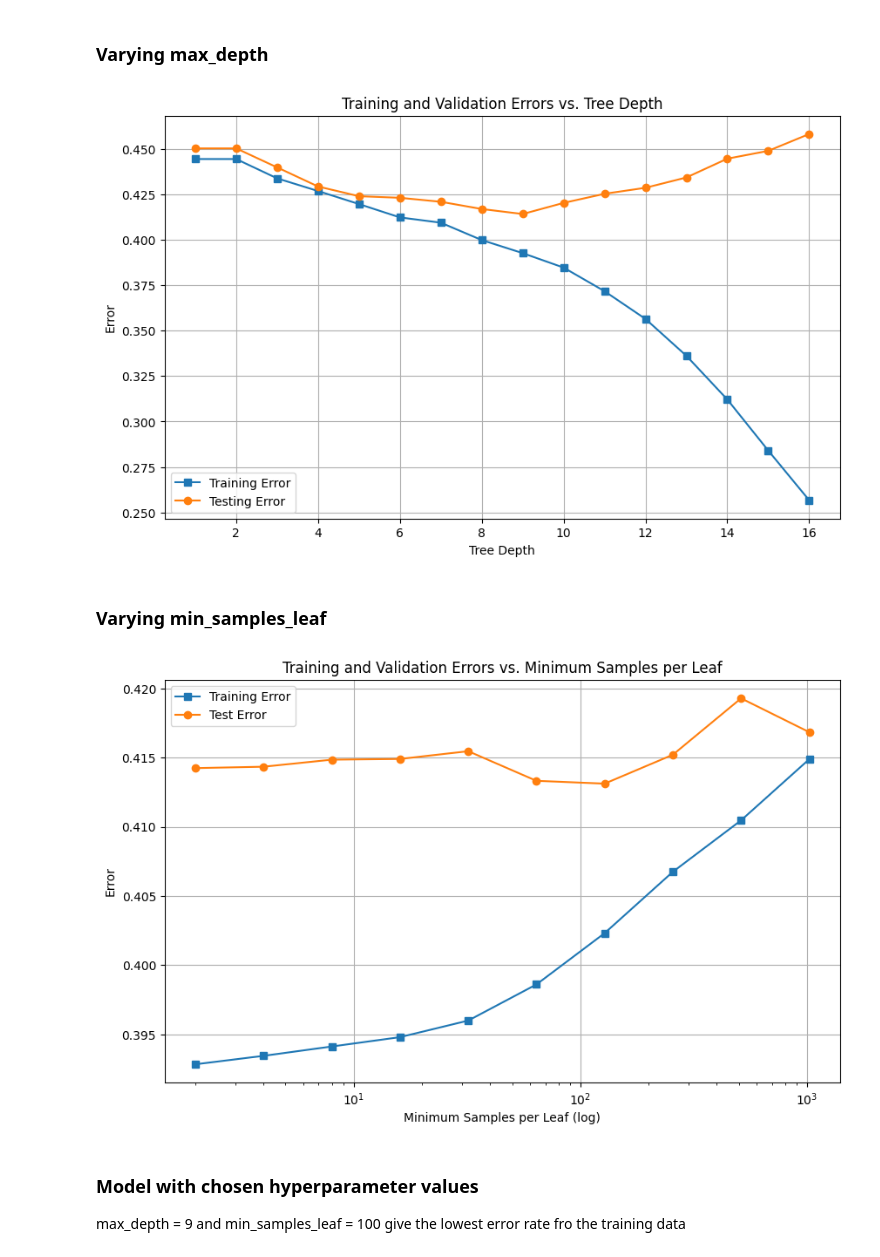
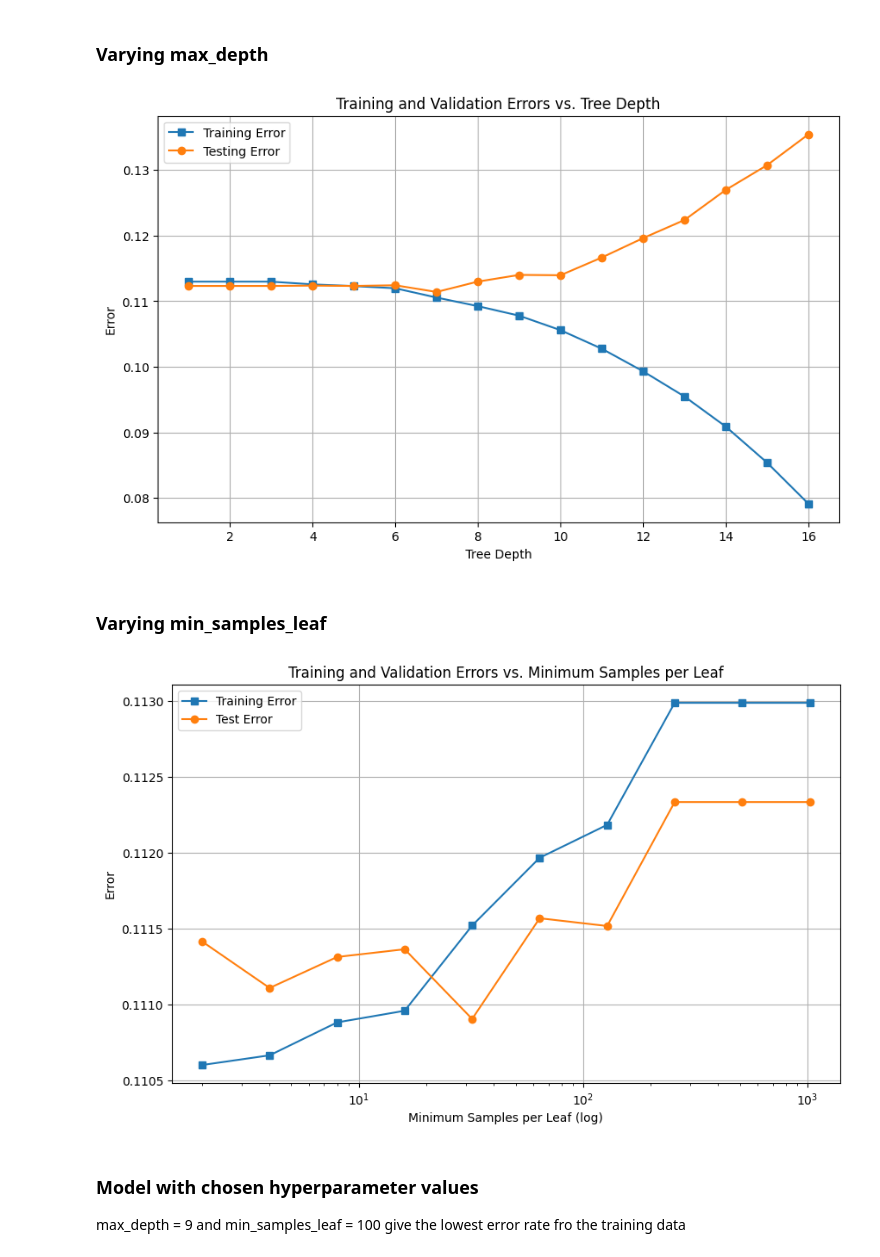
Before and after one commit to lizbethkr/CS178-ML-Project, a Jupyter notebook: Notebooks/DecisionTree_Notebook.ipynb, the cells around one changed output. Saved outputs shown, nothing was run; the diff lists cells and outputs as text; code cells hidden in the pictures.

```diff
--- a/Notebooks/DecisionTree_Notebook.ipynb
+++ b/Notebooks/DecisionTree_Notebook.ipynb
@@ -17,3 +19,6 @@ dt_df = pd.read_csv('../data/diabetic_data_cleaned.csv')
+# %%
+#dt_df['readmitted'] = dt_df['readmitted'].apply(lambda x: 1 if x in ['<30', '>30'] else 0)
+dt_df['readmitted'] = dt_df['readmitted'].apply(lambda x: 1 if x == '<30' else 0)
 # %%
 dt_df.head()
 # %% [output]
@@ -123,7 +128,7 @@ def vary_depth(X_train, X_test, y_train, y_test, size = 17):
     plt.show()
 vary_depth(X_train, X_test, y_train, y_test)
 # %% [output]
-[figure, old version]
+[figure, new version]
 # %% [markdown]
 ### Varying min_samples_leaf
 # %%
@@ -132,36 +137,36 @@ def vary_leaf_size(X_train, X_test, y_train, y_test):
     train_errors = []
     test_errors = []
     for leaf in leaf_values:
-        dt_classifier3 = DecisionTreeClassifier(criterion='entropy', max_depth=9, min_samples_leaf=leaf, random_state=42)
+        dt_classifier3 = DecisionTreeClassifier(criterion='entropy', max_depth=7, min_samples_leaf=leaf, random_state=42)
         dt_classifier3.fit(X_train, y_train)
 
         # predict training and test errors
         ytr_pred = dt_classifier3.predict(X_train)
         yte_pred = dt_classifier3.predict(X_test)
 
         # calculate training and test errors
         train_error = np.mean(ytr_pred != y_train)
         test_error = np.mean(yte_pred != y_test)
 
         # append errors to lists
         train_errors.append(train_error)
         test_errors.append(test_error)
 
     # plot training and test errors
     plt.figure(figsize=(10,6))
     plt.plot(leaf_values, train_errors, marker='s', label='Training Error')
     plt.plot(leaf_values, test_errors, marker='o', label='Test Error')
     plt.xscale('log')
     plt.xlabel('Minimum Samples per Leaf (log)')
     plt.ylabel('Error')
     plt.title('Training and Validation Errors vs. Minimum Samples per Leaf')
     plt.legend()
     plt.grid(True)
     plt.show()
 
 vary_leaf_size(X_train, X_test, y_train, y_test)
 # %% [output]
-[figure, old version]
+[figure, new version]
 # %% [markdown]
 ### Model with chosen hyperparameter values
 max_depth = 9 and min_samples_leaf = 100 give the lowest error rate fro the training data
```
Also changed, not shown: parts of 7 cells of this notebook.
